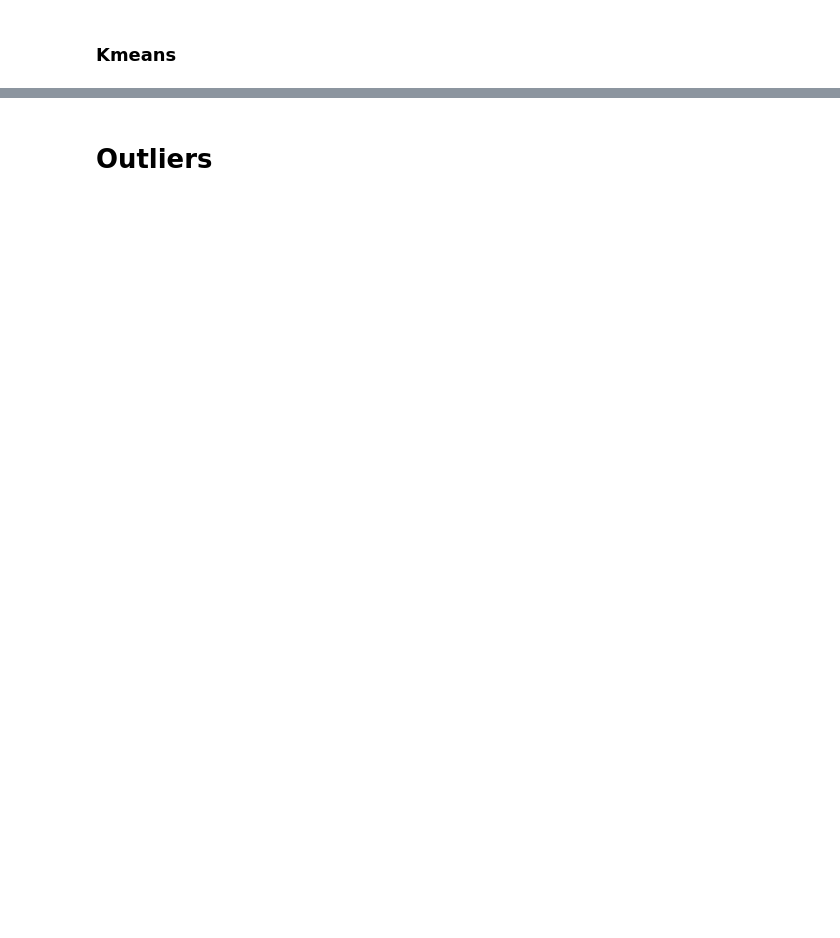
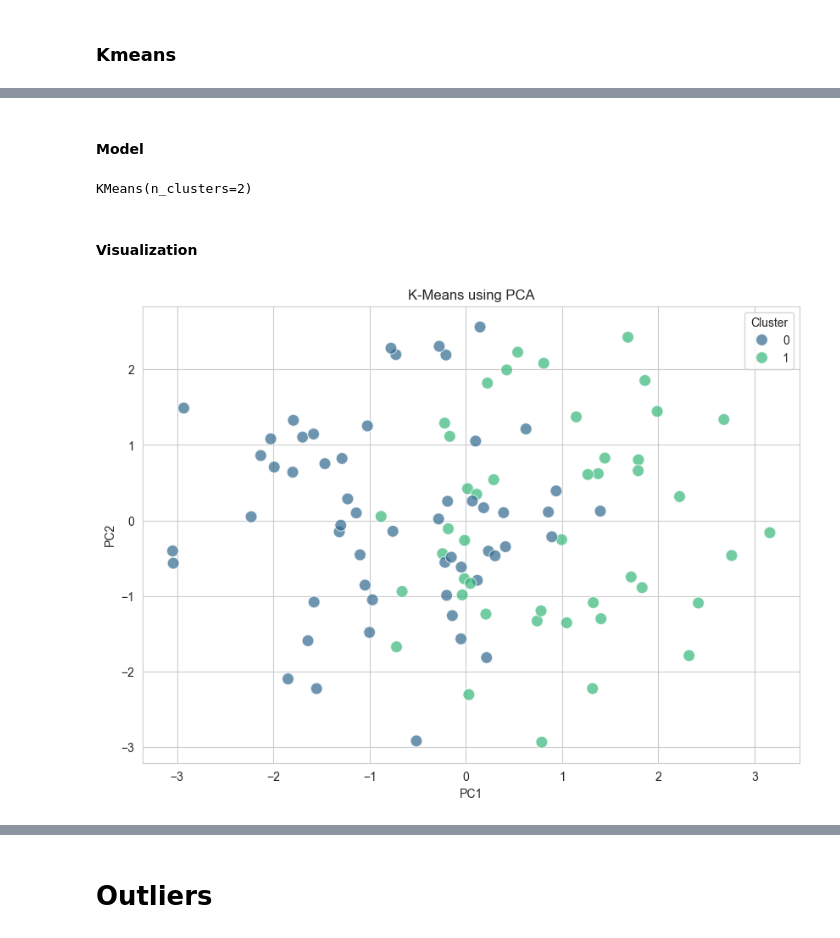
Before and after one commit to Avcuongy/DSS, a Jupyter notebook: notebooks/analysis/4_multivariate.ipynb, the cells around one changed output, grey strips where cells are left out. Drawn from its saved outputs; the diff is of its cells as text; code cells hidden in the pictures; blank space fills up the shorter version.

```diff
--- a/notebooks/analysis/4_multivariate.ipynb
+++ b/notebooks/analysis/4_multivariate.ipynb
@@ -586,0 +633,43 @@ ordinal_encoder = OrdinalEncoder(categories=[["Fast", "Average", "Slow"]])
+# %% [markdown]
+#### Model
+# %%
+model = KMeans(n_clusters=best_k)
+model.fit(X)
+# %% [output]
+KMeans(n_clusters=2)
+# %%
+labels = model.predict(X)
+df['cluster'] = labels
+# %% [markdown]
+#### Visualization
+# %%
+# Sử dụng PCA để giảm xuống 2D cho visualization
+pca_viz = PCA(n_components=2, random_state=42)
+X_pca_viz = pca_viz.fit_transform(X)
+
+# Tạo DataFrame cho visualization
+df_viz = pd.DataFrame(
+    X_pca_viz,
+    columns=['PC1', 'PC2']
+)
+df_viz['Cluster'] = labels
+df_viz['Supplier'] = df['supplier_name'].values
+
+plt.figure(figsize=(10, 7))
+sns.scatterplot(
+    data=df_viz,
+    x='PC1',
+    y='PC2',
+    hue='Cluster',
+    palette='viridis',
+    s=100,
+    alpha=0.7
+)
+plt.title("K-Means using PCA")
+plt.xlabel("PC1")
+plt.ylabel("PC2")
+plt.legend(title='Cluster')
+plt.grid(True)
+plt.show()
+# %% [output]
+[figure, added]
```
Also changed, not shown: parts of 11 cells of this notebook, 1 other file.
